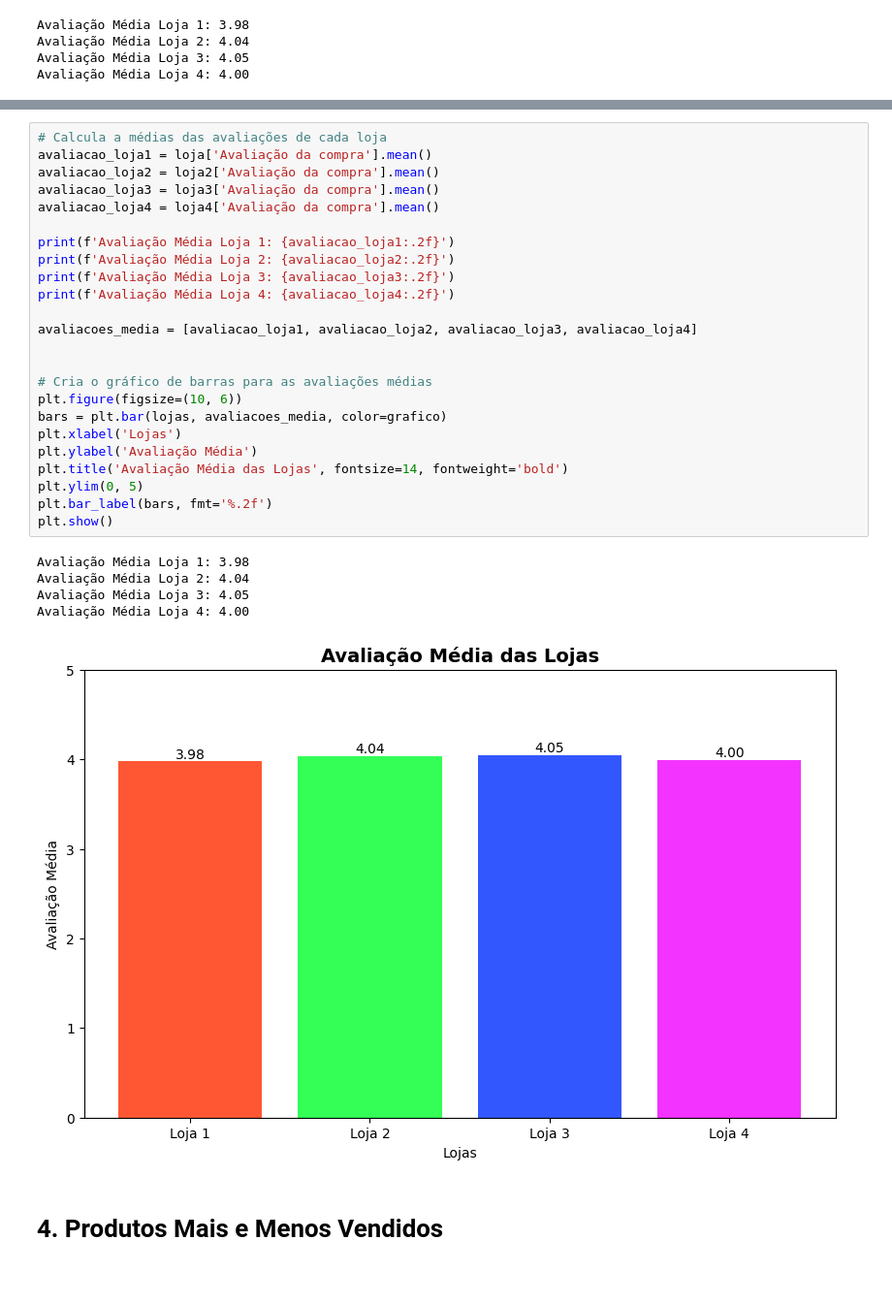
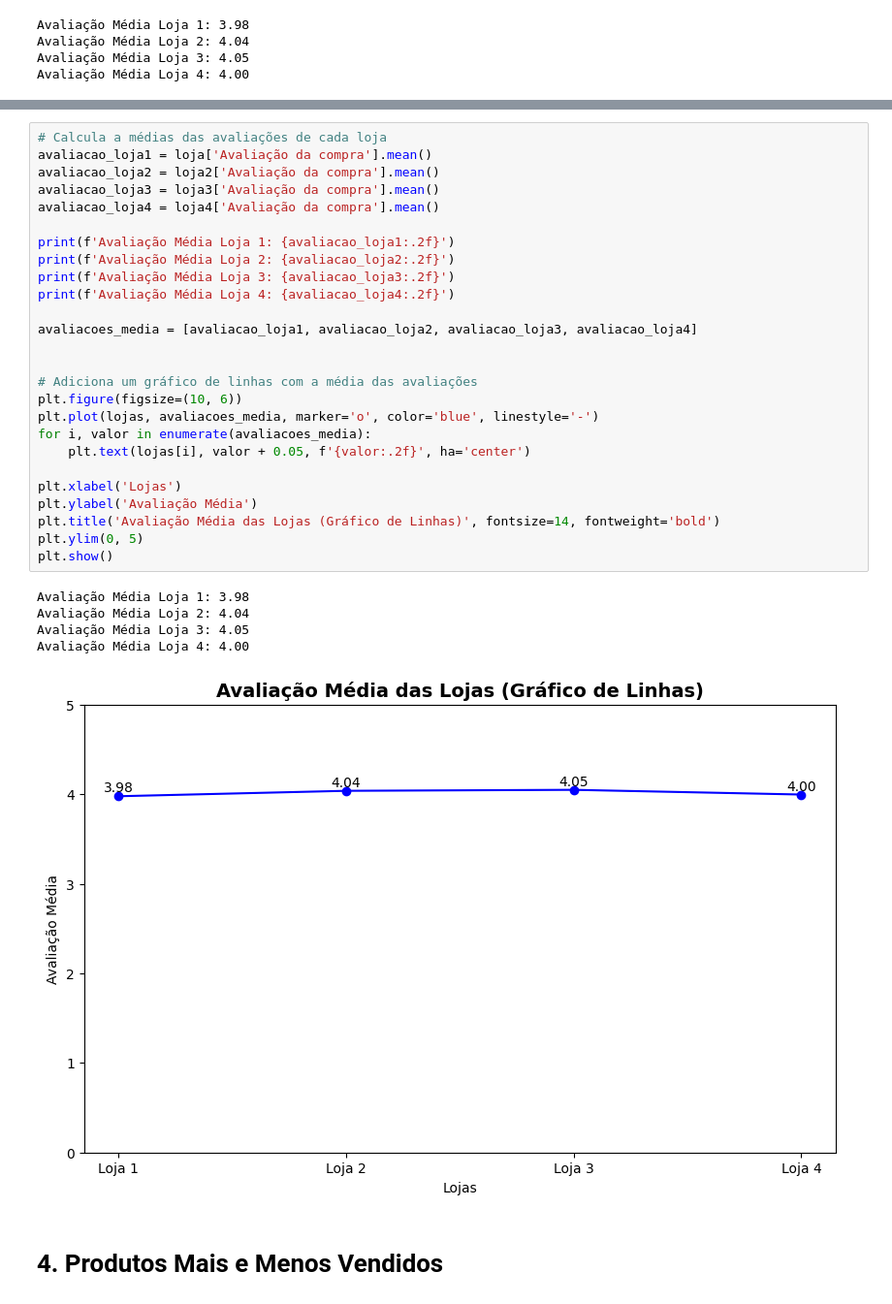
Before and after one commit to Rafael-Henrique07/challenge_alura_store, a Jupyter notebook: Alura_Store.ipynb, the cells around one changed output, grey strips where cells are left out. Shown at 97% size. Drawn from its saved outputs; the diff is of its cells as text.

Commit message:
Modificando gráficos

```diff
--- a/Alura_Store.ipynb
+++ b/Alura_Store.ipynb
@@ -196,33 +183,35 @@ plt.show()
 # %%
 # Calcula a médias das avaliações de cada loja
 avaliacao_loja1 = loja['Avaliação da compra'].mean()
 avaliacao_loja2 = loja2['Avaliação da compra'].mean()
 avaliacao_loja3 = loja3['Avaliação da compra'].mean()
 avaliacao_loja4 = loja4['Avaliação da compra'].mean()
 
 print(f'Avaliação Média Loja 1: {avaliacao_loja1:.2f}')
 print(f'Avaliação Média Loja 2: {avaliacao_loja2:.2f}')
 print(f'Avaliação Média Loja 3: {avaliacao_loja3:.2f}')
 print(f'Avaliação Média Loja 4: {avaliacao_loja4:.2f}')
 
 avaliacoes_media = [avaliacao_loja1, avaliacao_loja2, avaliacao_loja3, avaliacao_loja4]
 
 
-# Cria o gráfico de barras para as avaliações médias
+# Adiciona um gráfico de linhas com a média das avaliações
 plt.figure(figsize=(10, 6))
-bars = plt.bar(lojas, avaliacoes_media, color=grafico)
+plt.plot(lojas, avaliacoes_media, marker='o', color='blue', linestyle='-')
+for i, valor in enumerate(avaliacoes_media):
+    plt.text(lojas[i], valor + 0.05, f'{valor:.2f}', ha='center')
+
 plt.xlabel('Lojas')
 plt.ylabel('Avaliação Média')
-plt.title('Avaliação Média das Lojas', fontsize=14, fontweight='bold')
+plt.title('Avaliação Média das Lojas (Gráfico de Linhas)', fontsize=14, fontweight='bold')
 plt.ylim(0, 5)
-plt.bar_label(bars, fmt='%.2f')
 plt.show()
 # %% [output]
 Avaliação Média Loja 1: 3.98
 Avaliação Média Loja 2: 4.04
 Avaliação Média Loja 3: 4.05
 Avaliação Média Loja 4: 4.00
-[figure, old version]
+[figure, new version]
 # %% [markdown]
 # 4. Produtos Mais e Menos Vendidos
 # %%
```
Also changed, not shown: parts of 4 cells of this notebook.
